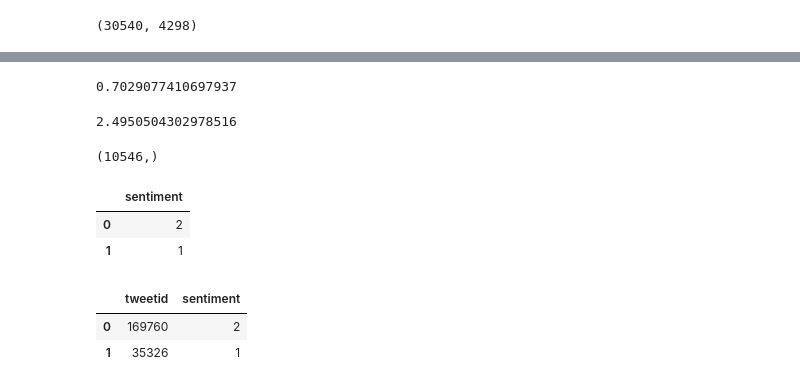
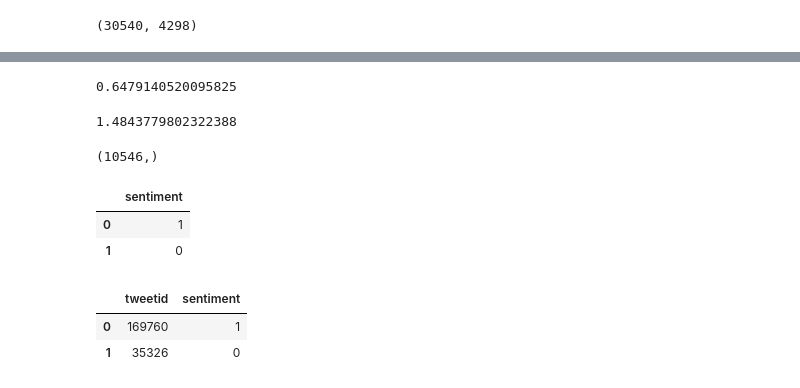
Before and after one commit to SixolileJ/Team-14, a Jupyter notebook: Predict Notebook - Copy.ipynb, the cells around one changed output, grey strips where cells are left out. Drawn from its saved outputs; the diff is of its cells as text; code cells hidden in the pictures.

```diff
--- a/Predict Notebook - Copy.ipynb
+++ b/Predict Notebook - Copy.ipynb
@@ -1234,0 +1248,6 @@ submission.head(20)
+# %%
+from sklearn.model_selection import GridSearchCV
+param_grid = {'C': [0.1,1, 10, 5, 100], 'gamma': [1,0.1,0.01,0.001]}
+grid_svc= GridSearchCV(SVC(),param_grid,refit=True,verbose=2, cv=2)
+grid_svc.fit(X_train,y_train)
+print(grid.best_estimator_)
@@ -1279,15 +1382,14 @@ from tensorflow.keras.utils import to_categorical
 # %%
 # create model instance
 model_nn = Sequential([
-  Dense(500, activation='relu',input_shape=(4298,)),
-  Dense(500, activation='relu'),
-  Dense(250, activation='relu'),
+  Dense(5, activation='relu',input_shape=(4298,)),
+  Dense(5, activation='relu'),
   Dense(4, activation='softmax'),
 ])
 
-model_nn.compile(loss='sparse_categorical_crossentropy', optimizer='adam',
+model_nn.compile(loss='sparse_categorical_crossentropy', optimizer='Adam',
                  metrics=['sparse_categorical_accuracy'])
 # %%
 # train model
-history = model_nn.fit(X_train, y_train, batch_size=500, epochs=10, verbose=True, validation_split=0.20)
+history = model_nn.fit(X_train, y_train, batch_size=500, epochs=50, verbose=True, validation_split=0.20)
 # %% [output]
@@ -1318,11 +1416,11 @@ loss, accuracy  = model_nn.evaluate(X_test, y_test, verbose=False)
 
 accuracy
 # %% [output]
-0.7029077410697937
+0.6479140520095825
 # %%
 loss
 # %% [output]
-2.4950504302978516
+1.4843779802322388
 # %%
 #Generate predictions
 preds_nn=model_nn.predict(x_feat)
@@ -1342,15 +1440,15 @@ daf1=daf.drop(["index"], axis=1)
 daf1.head(2)
 # %% [output]
 |  | sentiment |
-| 0 | 2 |
-| 1 | 1 |
+| 0 | 1 |
+| 1 | 0 |
 # %%
 output=pd.DataFrame({'tweetid':df_test['tweetid']})
 submission=output.join(daf1)
-#submission.to_csv('submission_nn.csv',index=False)
+submission.to_csv('submission_nn.csv',index=False)
 
 submission.head(2)
 # %% [output]
 |  | tweetid | sentiment |
-| 0 | 169760 | 2 |
-| 1 | 35326 | 1 |
+| 0 | 169760 | 1 |
+| 1 | 35326 | 0 |
```
Also changed, not shown: parts of 37 cells of this notebook, 2 other files.
